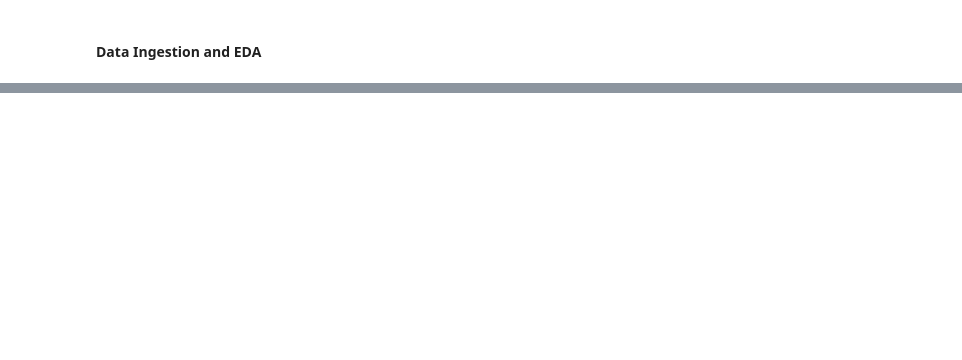
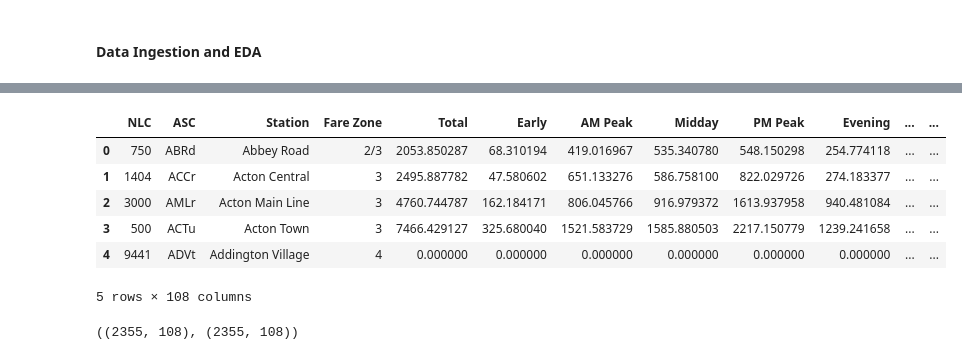
Before and after one commit to samaddmirzaa/london-transit-archetypes, a Jupyter notebook: notebooks/01_data_eda.ipynb, the cells around one changed output, grey strips where cells are left out. Cells and saved outputs as stored; diff of their text form; code cells hidden in the pictures; blank space fills up the shorter version.

```diff
--- a/notebooks/01_data_eda.ipynb
+++ b/notebooks/01_data_eda.ipynb
@@ -14,0 +26,8 @@ processed_dir = project_root/'data'/'processed'
+# %%
+# Station Exits Data
+
+mon_exits = pd.read_excel(raw_dir/'NBT24MON_outputs.xlsx', sheet_name='Station_Exits', skiprows=2)
+twt_exits = pd.read_excel(raw_dir/'NBT24TWT_outputs.xlsx', sheet_name='Station_Exits', skiprows=2)
+fri_exits = pd.read_excel(raw_dir/'NBT24FRI_outputs.xlsx', sheet_name='Station_Exits', skiprows=2)
+sat_exits = pd.read_excel(raw_dir/'NBT24SAT_outputs.xlsx', sheet_name='Station_Exits', skiprows=2)
+sun_exits = pd.read_excel(raw_dir/'NBT24SUN_outputs.xlsx', sheet_name='Station_Exits', skiprows=2)
@@ -14,0 +61,14 @@ processed_dir = project_root/'data'/'processed'
+# %%
+exits.head()
+# %% [output]
+|  | NLC | ASC | Station | Fare Zone | Total | Early | AM Peak | Midday | PM Peak | Evening | ... | ... |
+| 0 | 750 | ABRd | Abbey Road | 2/3 | 2053.850287 | 68.310194 | 419.016967 | 535.340780 | 548.150298 | 254.774118 | ... | ... |
+| 1 | 1404 | ACCr | Acton Central | 3 | 2495.887782 | 47.580602 | 651.133276 | 586.758100 | 822.029726 | 274.183377 | ... | ... |
+| 2 | 3000 | AMLr | Acton Main Line | 3 | 4760.744787 | 162.184171 | 806.045766 | 916.979372 | 1613.937958 | 940.481084 | ... | ... |
+| 3 | 500 | ACTu | Acton Town | 3 | 7466.429127 | 325.680040 | 1521.583729 | 1585.880503 | 2217.150779 | 1239.241658 | ... | ... |
+| 4 | 9441 | ADVt | Addington Village | 4 | 0.000000 | 0.000000 | 0.000000 | 0.000000 | 0.000000 | 0.000000 | ... | ... |
+5 rows × 108 columns
+# %%
+entries.shape, exits.shape
+# %% [output]
+((2355, 108), (2355, 108))
```
Also changed, not shown: parts of 28 cells of this notebook, 4 other files.
